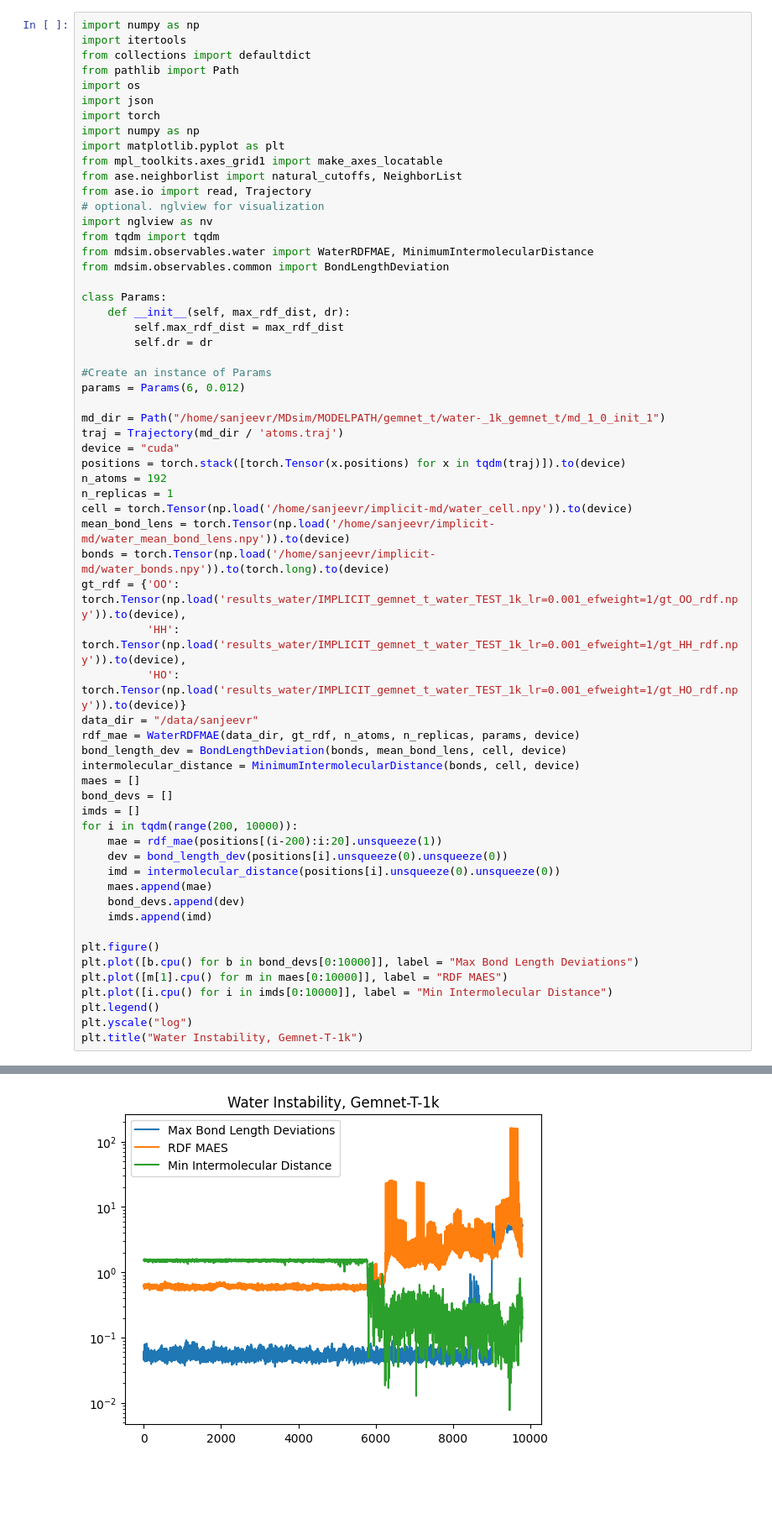
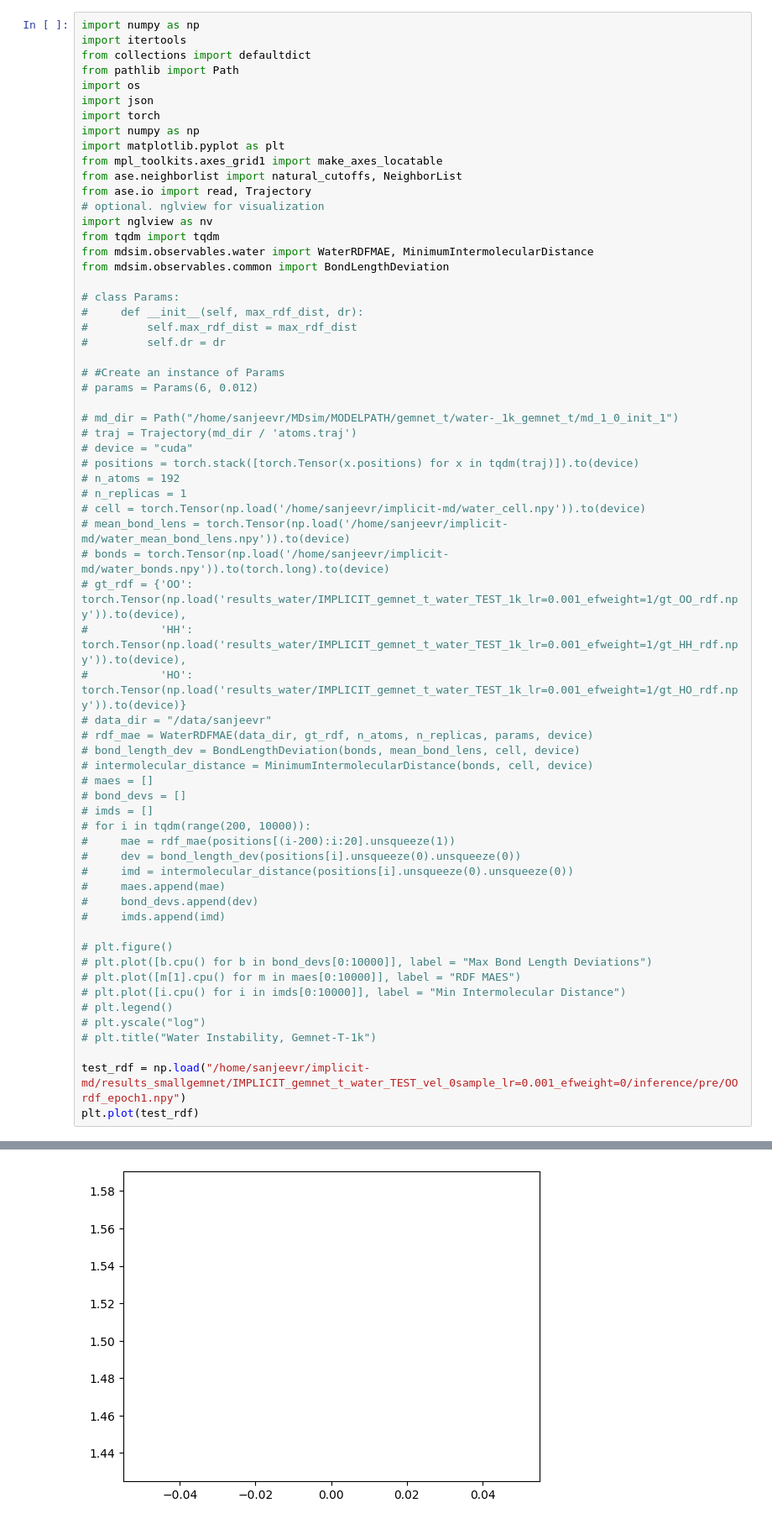
Before and after one commit to jeevster/implicit-md, a Jupyter notebook: Untitled.ipynb, the cells around one changed output, grey strips where cells are left out. Shown at 84% size. Drawn from its saved outputs; the diff is of its cells as text; blank space fills up the shorter version.

Commit message:
more water/gemnet debugging

```diff
--- a/Untitled.ipynb
+++ b/Untitled.ipynb
@@ -17,46 +17,49 @@ from tqdm import tqdm
 from mdsim.observables.water import WaterRDFMAE, MinimumIntermolecularDistance
 from mdsim.observables.common import BondLengthDeviation
 
-class Params:
-    def __init__(self, max_rdf_dist, dr):
-        self.max_rdf_dist = max_rdf_dist
-        self.dr = dr
+# class Params:
+#     def __init__(self, max_rdf_dist, dr):
+#         self.max_rdf_dist = max_rdf_dist
+#         self.dr = dr
 
-#Create an instance of Params
-params = Params(6, 0.012)
+# #Create an instance of Params
+# params = Params(6, 0.012)
 
-md_dir = Path("/home/sanjeevr/MDsim/MODELPATH/gemnet_t/water-_1k_gemnet_t/md_1_0_init_1")
-traj = Trajectory(md_dir / 'atoms.traj')
-device = "cuda"
-positions = torch.stack([torch.Tensor(x.positions) for x in tqdm(traj)]).to(device)
-n_atoms = 192
-n_replicas = 1
-cell = torch.Tensor(np.load('/home/sanjeevr/implicit-md/water_cell.npy')).to(device)
-mean_bond_lens = torch.Tensor(np.load('/home/sanjeevr/implicit-md/water_mean_bond_lens.npy')).to(device)
-bonds = torch.Tensor(np.load('/home/sanjeevr/implicit-md/water_bonds.npy')).to(torch.long).to(device)
-gt_rdf = {'OO': torch.Tensor(np.load('results_water/IMPLICIT_gemnet_t_water_TEST_1k_lr=0.001_efweight=1/gt_OO_rdf.npy')).to(device),
-          'HH': torch.Tensor(np.load('results_water/IMPLICIT_gemnet_t_water_TEST_1k_lr=0.001_efweight=1/gt_HH_rdf.npy')).to(device),
-          'HO': torch.Tensor(np.load('results_water/IMPLICIT_gemnet_t_water_TEST_1k_lr=0.001_efweight=1/gt_HO_rdf.npy')).to(device)}
-data_dir = "/data/sanjeevr"
-rdf_mae = WaterRDFMAE(data_dir, gt_rdf, n_atoms, n_replicas, params, device)
-bond_length_dev = BondLengthDeviation(bonds, mean_bond_lens, cell, device)
-intermolecular_distance = MinimumIntermolecularDistance(bonds, cell, device)
-maes = []
-bond_devs = []
-imds = []
-for i in tqdm(range(200, 10000)):
-    mae = rdf_mae(positions[(i-200):i:20].unsqueeze(1))
-    dev = bond_length_dev(positions[i].unsqueeze(0).unsqueeze(0))
-    imd = intermolecular_distance(positions[i].unsqueeze(0).unsqueeze(0))
-    maes.append(mae)
-    bond_devs.append(dev)
-    imds.append(imd)
+# md_dir = Path("/home/sanjeevr/MDsim/MODELPATH/gemnet_t/water-_1k_gemnet_t/md_1_0_init_1")
+# traj = Trajectory(md_dir / 'atoms.traj')
+# device = "cuda"
+# positions = torch.stack([torch.Tensor(x.positions) for x in tqdm(traj)]).to(device)
+# n_atoms = 192
+# n_replicas = 1
+# cell = torch.Tensor(np.load('/home/sanjeevr/implicit-md/water_cell.npy')).to(device)
+# mean_bond_lens = torch.Tensor(np.load('/home/sanjeevr/implicit-md/water_mean_bond_lens.npy')).to(device)
+# bonds = torch.Tensor(np.load('/home/sanjeevr/implicit-md/water_bonds.npy')).to(torch.long).to(device)
+# gt_rdf = {'OO': torch.Tensor(np.load('results_water/IMPLICIT_gemnet_t_water_TEST_1k_lr=0.001_efweight=1/gt_OO_rdf.npy')).to(device),
+#           'HH': torch.Tensor(np.load('results_water/IMPLICIT_gemnet_t_water_TEST_1k_lr=0.001_efweight=1/gt_HH_rdf.npy')).to(device),
+#           'HO': torch.Tensor(np.load('results_water/IMPLICIT_gemnet_t_water_TEST_1k_lr=0.001_efweight=1/gt_HO_rdf.npy')).to(device)}
+# data_dir = "/data/sanjeevr"
+# rdf_mae = WaterRDFMAE(data_dir, gt_rdf, n_atoms, n_replicas, params, device)
+# bond_length_dev = BondLengthDeviation(bonds, mean_bond_lens, cell, device)
+# intermolecular_distance = MinimumIntermolecularDistance(bonds, cell, device)
+# maes = []
+# bond_devs = []
+# imds = []
+# for i in tqdm(range(200, 10000)):
+#     mae = rdf_mae(positions[(i-200):i:20].unsqueeze(1))
+#     dev = bond_length_dev(positions[i].unsqueeze(0).unsqueeze(0))
+#     imd = intermolecular_distance(positions[i].unsqueeze(0).unsqueeze(0))
+#     maes.append(mae)
+#     bond_devs.append(dev)
+#     imds.append(imd)
 
-plt.figure()
-plt.plot([b.cpu() for b in bond_devs[0:10000]], label = "Max Bond Length Deviations")
-plt.plot([m[1].cpu() for m in maes[0:10000]], label = "RDF MAES")
-plt.plot([i.cpu() for i in imds[0:10000]], label = "Min Intermolecular Distance")
-plt.legend()
-plt.yscale("log")
-plt.title("Water Instability, Gemnet-T-1k")
+# plt.figure()
+# plt.plot([b.cpu() for b in bond_devs[0:10000]], label = "Max Bond Length Deviations")
+# plt.plot([m[1].cpu() for m in maes[0:10000]], label = "RDF MAES")
+# plt.plot([i.cpu() for i in imds[0:10000]], label = "Min Intermolecular Distance")
+# plt.legend()
+# plt.yscale("log")
+# plt.title("Water Instability, Gemnet-T-1k")
+
+test_rdf = np.load("/home/sanjeevr/implicit-md/results_smallgemnet/IMPLICIT_gemnet_t_water_TEST_vel_0sample_lr=0.001_efweight=0/inference/pre/OOrdf_epoch1.npy")
+plt.plot(test_rdf)
 # %% [output]
@@ -64,4 +68,4 @@ Text(0.5, 1.0, 'Water Instability, Gemnet-T-1k')
-[figure, old version]
+[figure, new version]
 # %%
 import numpy as np
 import matplotlib.pyplot as plt
```
Also changed, not shown: parts of 1 cell of this notebook, 6 other files.
